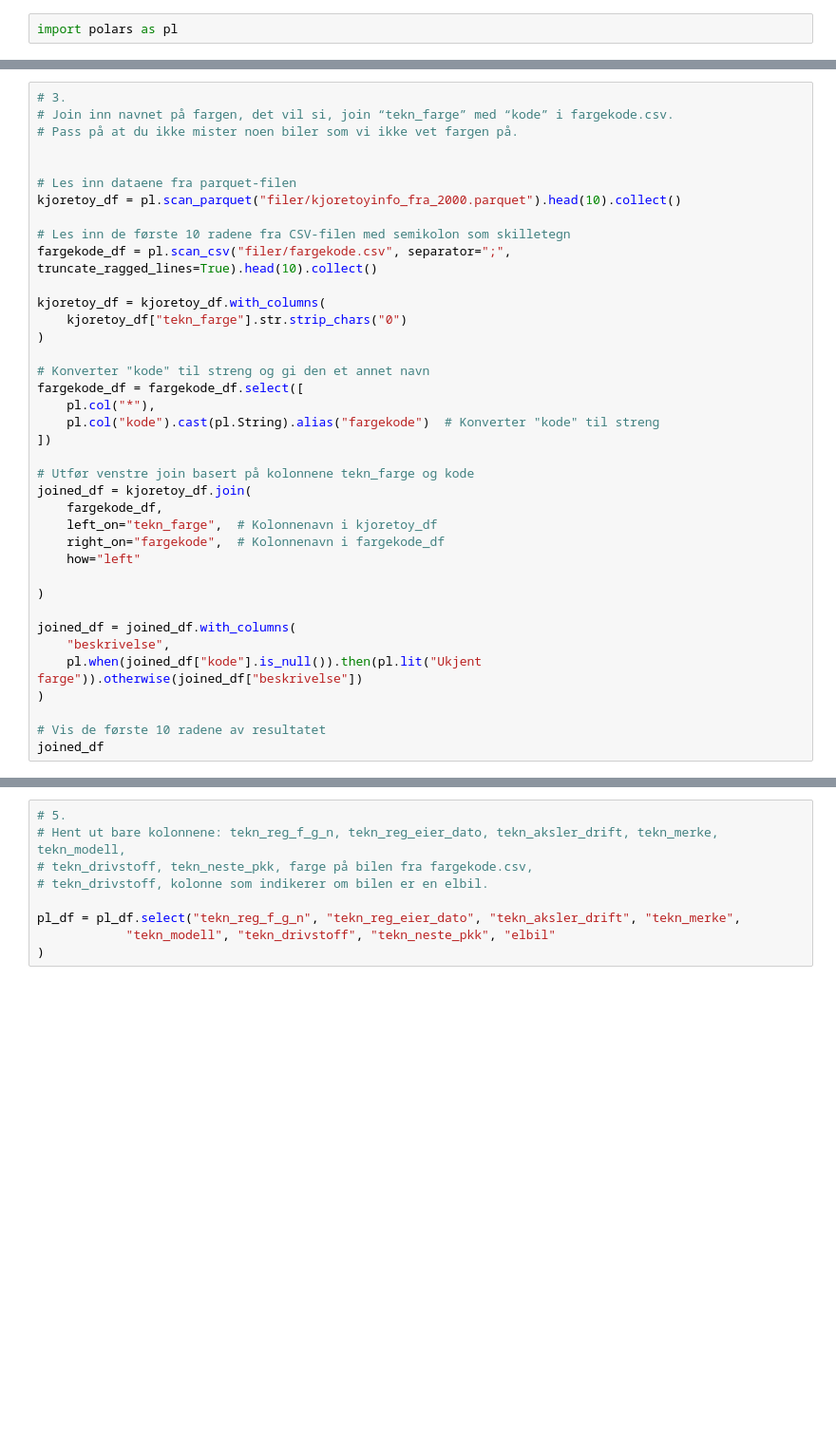
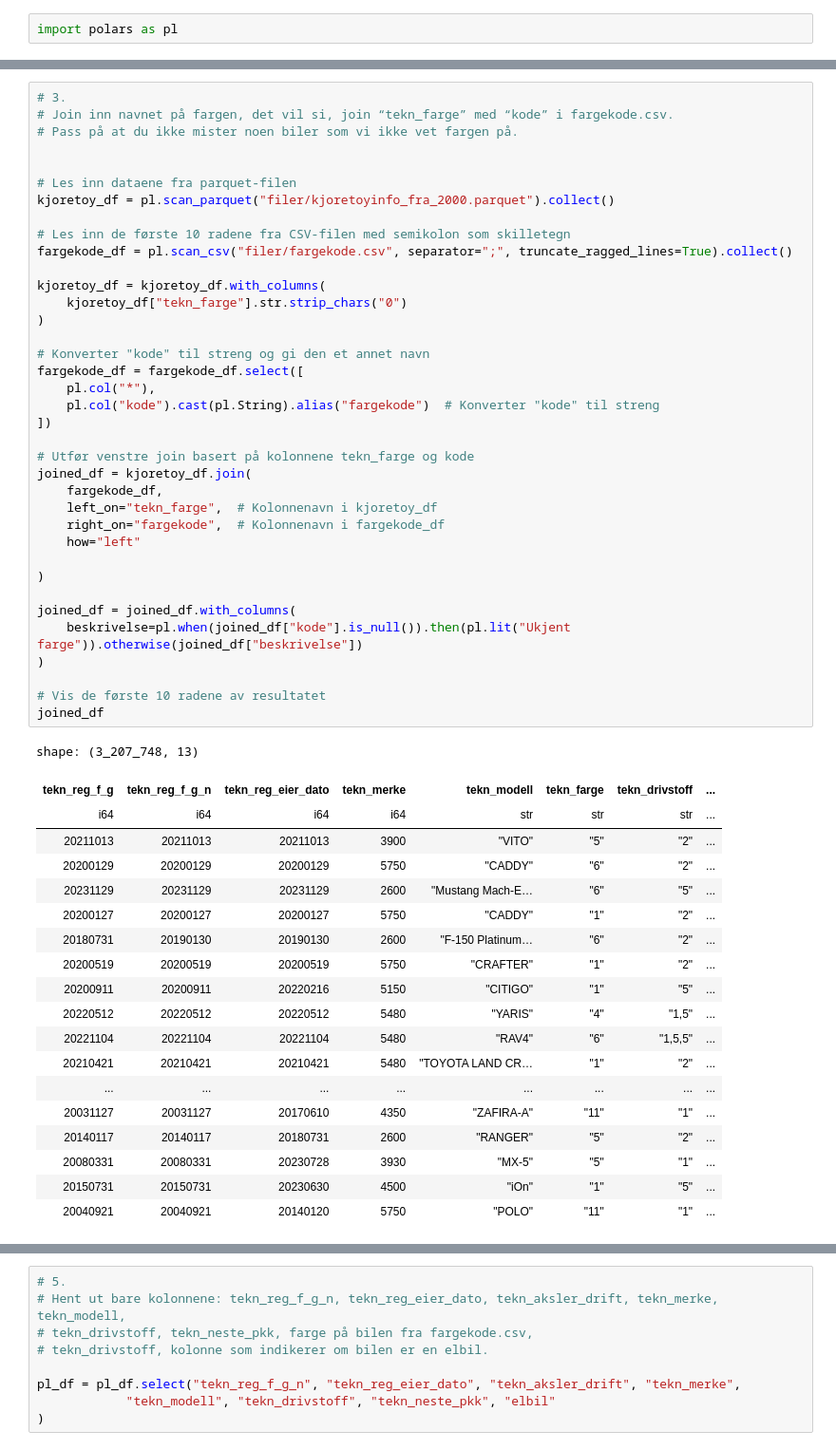
Before and after one commit to AlbertAsmervik/DAT2000, a Jupyter notebook: prepp.ipynb, the cells around one changed output, grey strips where cells are left out. Shown at 95% size. Drawn from its saved outputs; the diff is of its cells as text; blank space fills up the shorter version.

```diff
--- a/prepp.ipynb
+++ b/prepp.ipynb
@@ -25,37 +72,56 @@ pl_df
 
 
 # Les inn dataene fra parquet-filen
-kjoretoy_df = pl.scan_parquet("filer/kjoretoyinfo_fra_2000.parquet").head(10).collect()
+kjoretoy_df = pl.scan_parquet("filer/kjoretoyinfo_fra_2000.parquet").collect()
 
 # Les inn de første 10 radene fra CSV-filen med semikolon som skilletegn
-fargekode_df = pl.scan_csv("filer/fargekode.csv", separator=";", truncate_ragged_lines=True).head(10).collect()
+fargekode_df = pl.scan_csv("filer/fargekode.csv", separator=";", truncate_ragged_lines=True).collect()
 
 kjoretoy_df = kjoretoy_df.with_columns(
     kjoretoy_df["tekn_farge"].str.strip_chars("0")
 )
 
 # Konverter "kode" til streng og gi den et annet navn
 fargekode_df = fargekode_df.select([
     pl.col("*"),
     pl.col("kode").cast(pl.String).alias("fargekode")  # Konverter "kode" til streng
 ])
 
 # Utfør venstre join basert på kolonnene tekn_farge og kode
 joined_df = kjoretoy_df.join(
     fargekode_df,
     left_on="tekn_farge",  # Kolonnenavn i kjoretoy_df
     right_on="fargekode",  # Kolonnenavn i fargekode_df
     how="left"
 
 )
 
 joined_df = joined_df.with_columns(
-    "beskrivelse",
-    pl.when(joined_df["kode"].is_null()).then(pl.lit("Ukjent farge")).otherwise(joined_df["beskrivelse"])
+    beskrivelse=pl.when(joined_df["kode"].is_null()).then(pl.lit("Ukjent farge")).otherwise(joined_df["beskrivelse"])
 )
 
 # Vis de første 10 radene av resultatet
 joined_df
+# %% [output]
+shape: (3_207_748, 13)
+| tekn_reg_f_g | tekn_reg_f_g_n | tekn_reg_eier_dato | tekn_merke | tekn_modell | tekn_farge | tekn_drivstoff | ... |
+| i64 | i64 | i64 | i64 | str | str | str | ... |
+| 20211013 | 20211013 | 20211013 | 3900 | "VITO" | "5" | "2" | ... |
+| 20200129 | 20200129 | 20200129 | 5750 | "CADDY" | "6" | "2" | ... |
+| 20231129 | 20231129 | 20231129 | 2600 | "Mustang Mach-E… | "6" | "5" | ... |
+| 20200127 | 20200127 | 20200127 | 5750 | "CADDY" | "1" | "2" | ... |
+| 20180731 | 20190130 | 20190130 | 2600 | "F-150 Platinum… | "6" | "2" | ... |
+| 20200519 | 20200519 | 20200519 | 5750 | "CRAFTER" | "1" | "2" | ... |
+| 20200911 | 20200911 | 20220216 | 5150 | "CITIGO" | "1" | "5" | ... |
+| 20220512 | 20220512 | 20220512 | 5480 | "YARIS" | "4" | "1,5" | ... |
+| 20221104 | 20221104 | 20221104 | 5480 | "RAV4" | "6" | "1,5,5" | ... |
+| 20210421 | 20210421 | 20210421 | 5480 | "TOYOTA LAND CR… | "1" | "2" | ... |
+| ... | ... | ... | ... | ... | ... | ... | ... |
+| 20031127 | 20031127 | 20170610 | 4350 | "ZAFIRA-A" | "11" | "1" | ... |
+| 20140117 | 20140117 | 20180731 | 2600 | "RANGER" | "5" | "2" | ... |
+| 20080331 | 20080331 | 20230728 | 3930 | "MX-5" | "5" | "1" | ... |
+| 20150731 | 20150731 | 20230630 | 4500 | "iOn" | "1" | "5" | ... |
+| 20040921 | 20040921 | 20140120 | 5750 | "POLO" | "11" | "1" | ... |
 # %%
 # 4.
 # Lag en kolonne “elbil” som er sann hvis drivstofftypen er kun elektrisk, false ellers.
```
Also changed, not shown: parts of 6 cells of this notebook, 1 other file.
